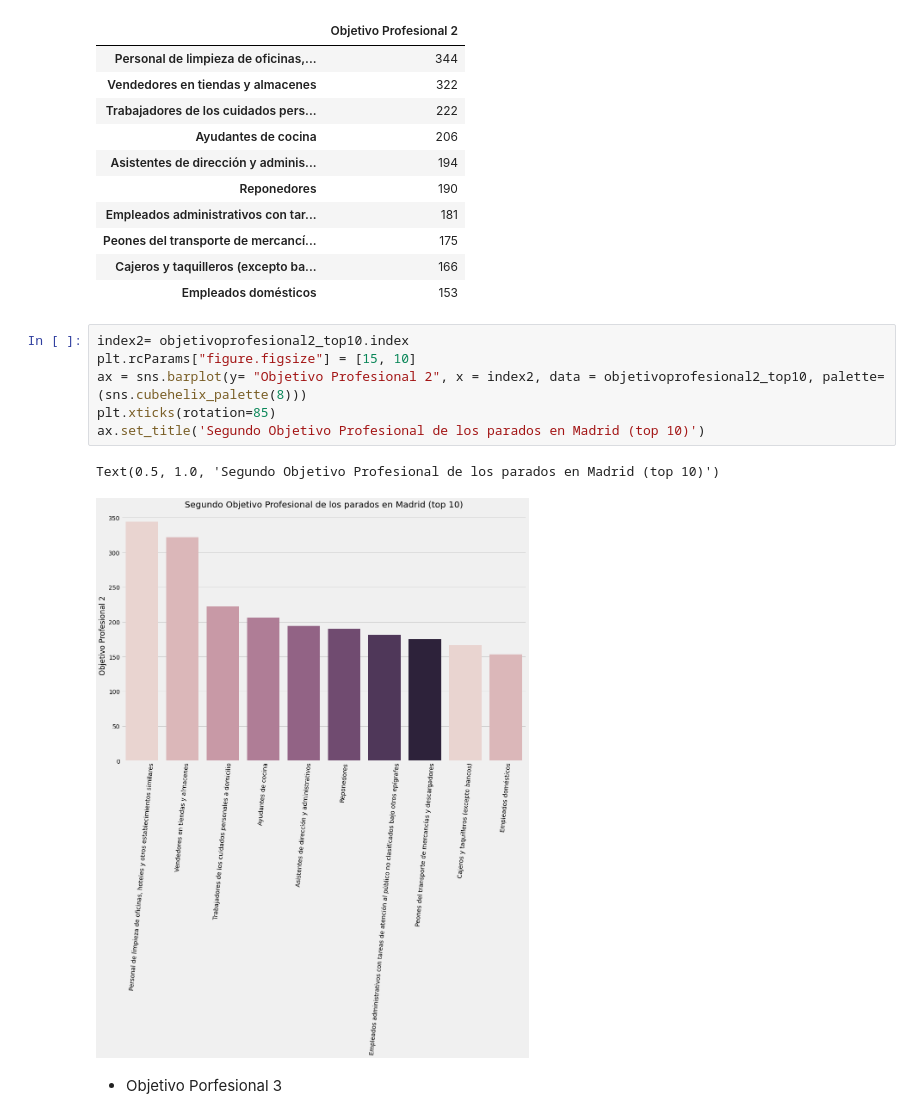
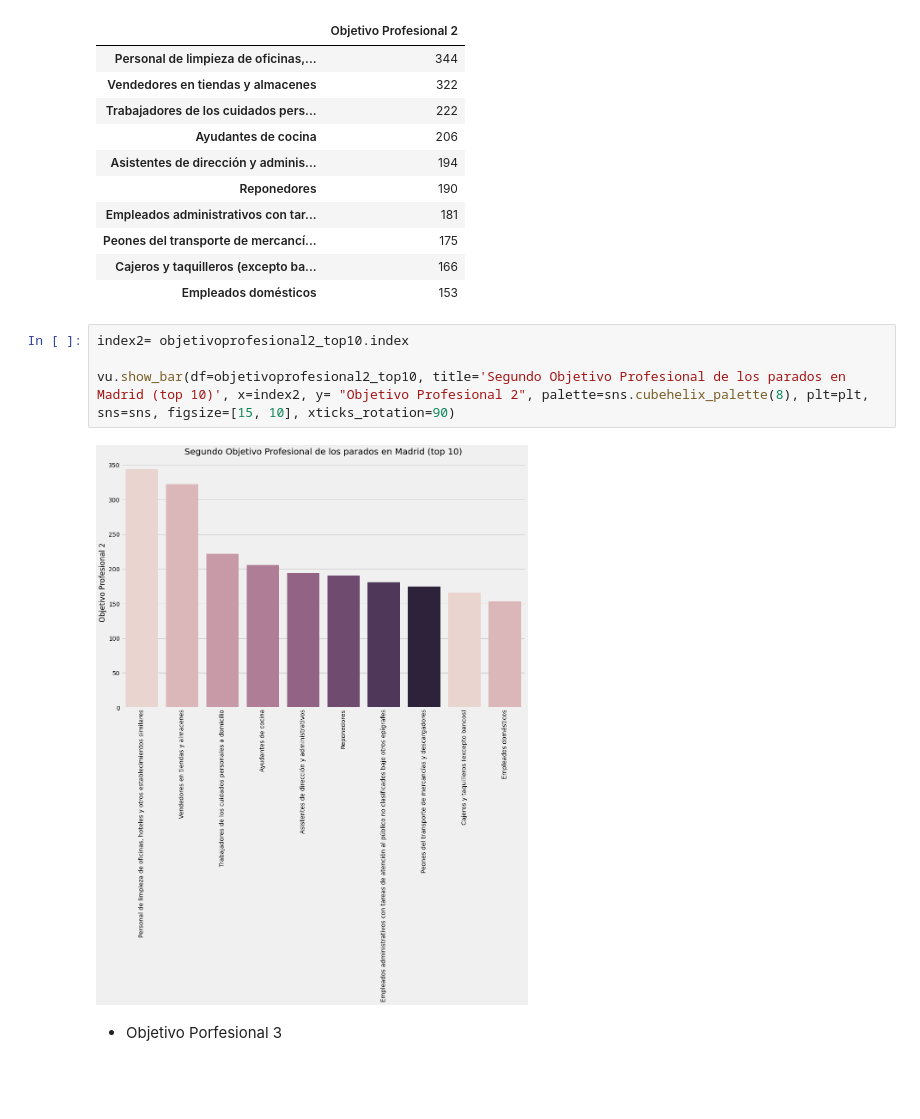
Before and after one commit to albalexia/materialbootcamp, a Jupyter notebook: PROYECTOS/Trabajo_Alba/src/main_.ipynb, the cells around one changed output. Saved outputs shown, nothing was run; the diff lists cells and outputs as text; blank space fills up the shorter version.

```diff
--- a/PROYECTOS/Trabajo_Alba/src/main_.ipynb
+++ b/PROYECTOS/Trabajo_Alba/src/main_.ipynb
@@ -577,15 +549,12 @@ objetivoprofesional2_top10
 | Peones del transporte de mercancí... | 175 |
 | Cajeros y taquilleros (excepto ba... | 166 |
 | Empleados domésticos | 153 |
-# %%
-index2= objetivoprofesional2_top10.index
-plt.rcParams["figure.figsize"] = [15, 10]
-ax = sns.barplot(y= "Objetivo Profesional 2", x = index2, data = objetivoprofesional2_top10, palette=(sns.cubehelix_palette(8)))
-plt.xticks(rotation=85)
-ax.set_title('Segundo Objetivo Profesional de los parados en Madrid (top 10)')
-# %% [output]
-Text(0.5, 1.0, 'Segundo Objetivo Profesional de los parados en Madrid (top 10)')
-[figure, removed]
+# %%
+index2= objetivoprofesional2_top10.index
+
+vu.show_bar(df=objetivoprofesional2_top10, title='Segundo Objetivo Profesional de los parados en Madrid (top 10)', x=index2, y= "Objetivo Profesional 2", palette=sns.cubehelix_palette(8), plt=plt, sns=sns, figsize=[15, 10], xticks_rotation=90)
+# %% [output]
+[figure, added]
 # %% [markdown]
 - Objetivo Porfesional 3
 # %% [markdown]
```
Also changed, not shown: parts of 14 cells of this notebook, 12 other files.
